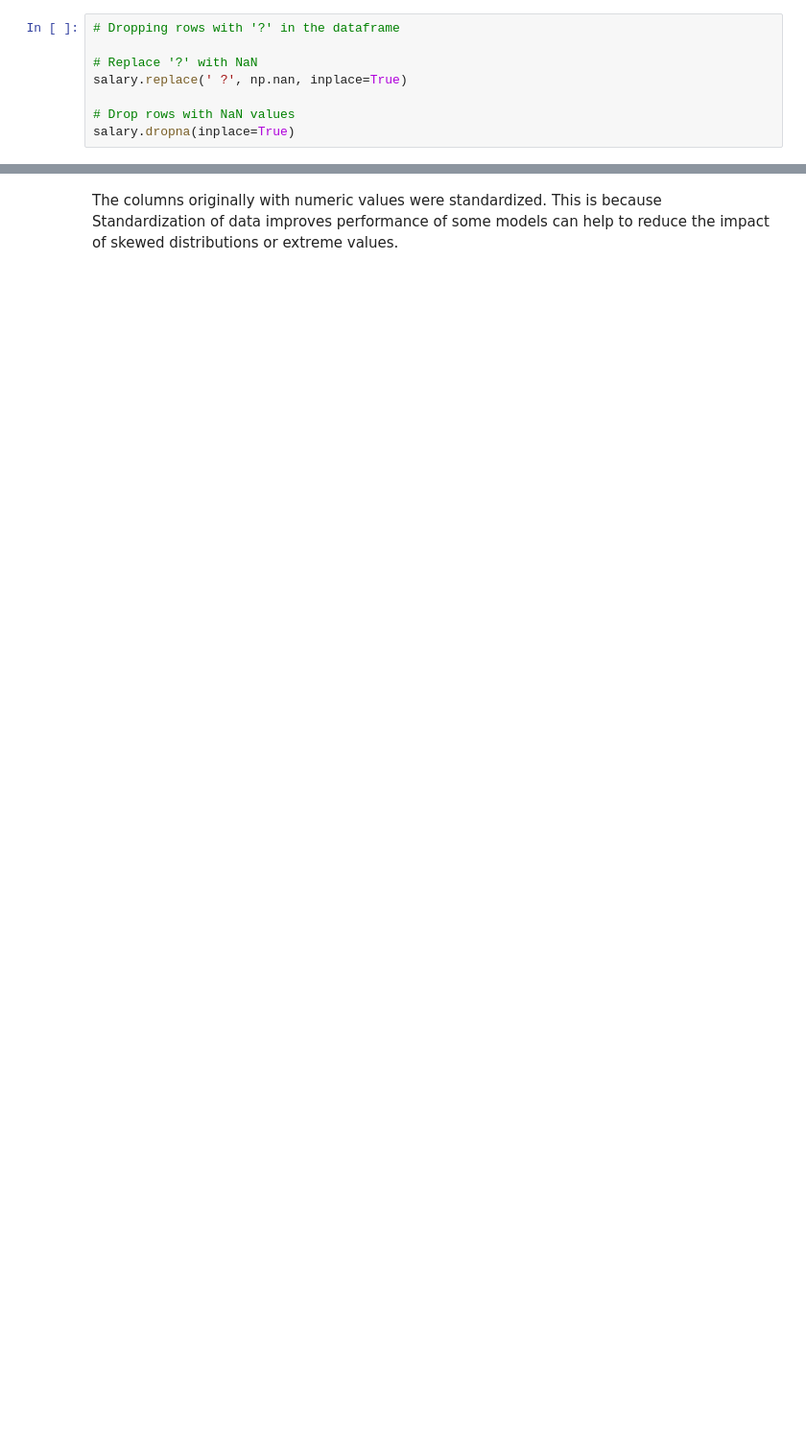
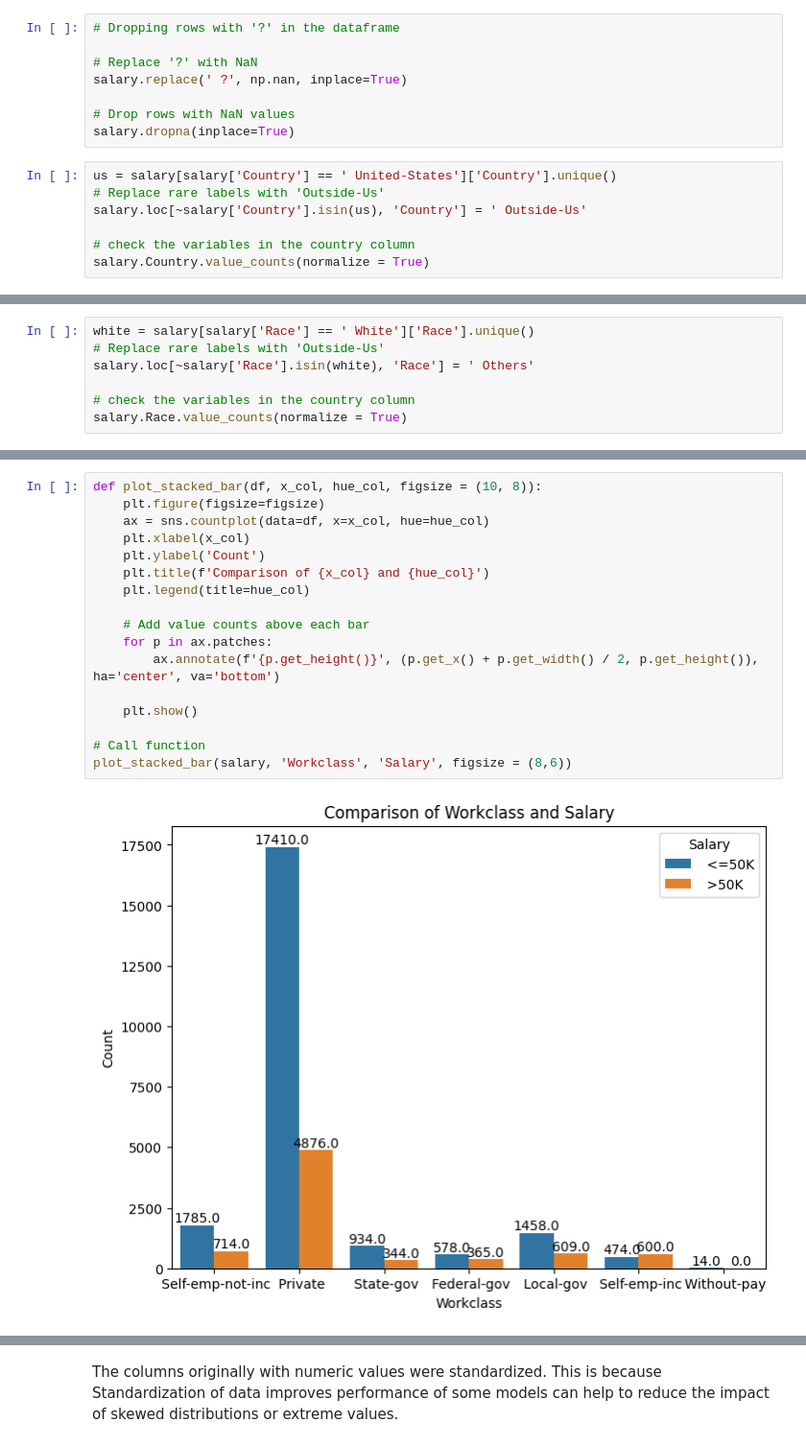
Before and after one commit to Valerie-Osawe/Stutern, a Jupyter notebook: Assignment_7.ipynb, the cells around one changed output, grey strips where cells are left out. Shown at 96% size. Saved outputs shown, nothing was run; the diff lists cells and outputs as text; blank space fills up the shorter version.

```diff
--- a/Assignment_7.ipynb
+++ b/Assignment_7.ipynb
@@ -129,3 +153,10 @@ salary.replace(' ?', np.nan, inplace=True)
 
 # Drop rows with NaN values
 salary.dropna(inplace=True)
+# %%
+us = salary[salary['Country'] == ' United-States']['Country'].unique()
+# Replace rare labels with 'Outside-Us'
+salary.loc[~salary['Country'].isin(us), 'Country'] = ' Outside-Us'
+
+# check the variables in the country column
+salary.Country.value_counts(normalize = True)
@@ -131,0 +179,7 @@ salary.dropna(inplace=True)
+# %%
+white = salary[salary['Race'] == ' White']['Race'].unique()
+# Replace rare labels with 'Outside-Us'
+salary.loc[~salary['Race'].isin(white), 'Race'] = ' Others'
+
+# check the variables in the country column
+salary.Race.value_counts(normalize = True)
@@ -131,0 +190,19 @@ salary.dropna(inplace=True)
+# %%
+def plot_stacked_bar(df, x_col, hue_col, figsize = (10, 8)):
+    plt.figure(figsize=figsize)
+    ax = sns.countplot(data=df, x=x_col, hue=hue_col)
+    plt.xlabel(x_col)
+    plt.ylabel('Count')
+    plt.title(f'Comparison of {x_col} and {hue_col}')
+    plt.legend(title=hue_col)
+
+    # Add value counts above each bar
+    for p in ax.patches:
+        ax.annotate(f'{p.get_height()}', (p.get_x() + p.get_width() / 2, p.get_height()), ha='center', va='bottom')
+
+    plt.show()
+
+# Call function
+plot_stacked_bar(salary, 'Workclass', 'Salary', figsize = (8,6))
+# %% [output]
+[figure, added]
```
Also changed, not shown: parts of 52 cells of this notebook.
